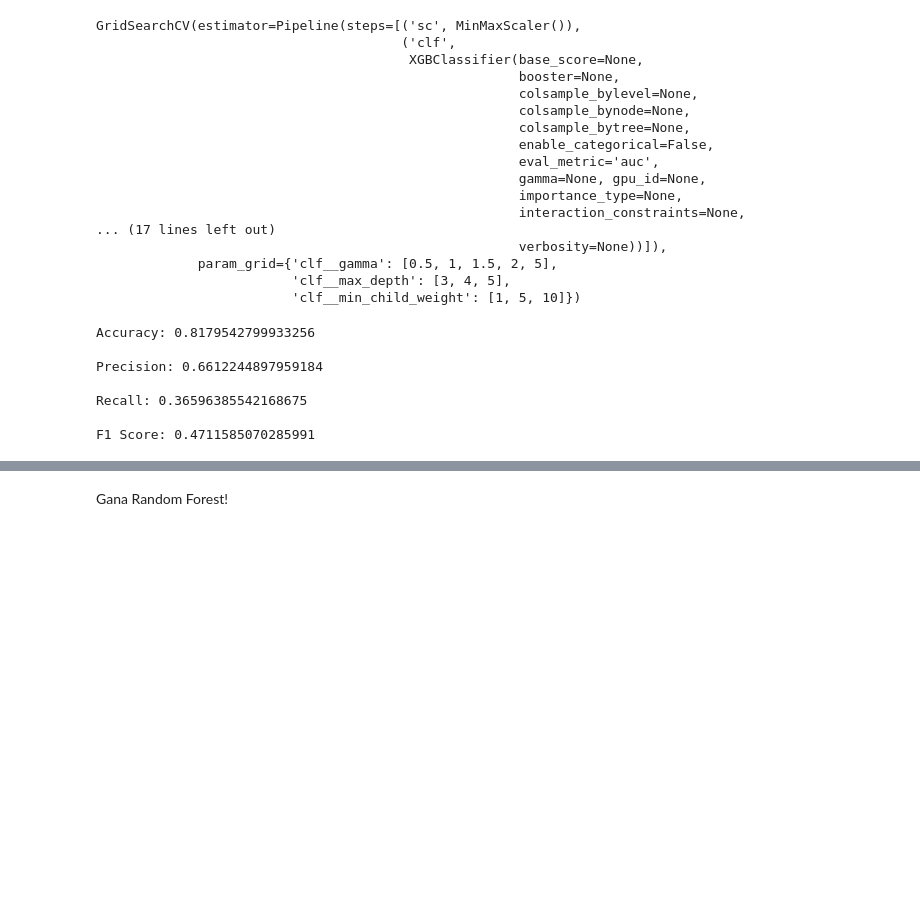
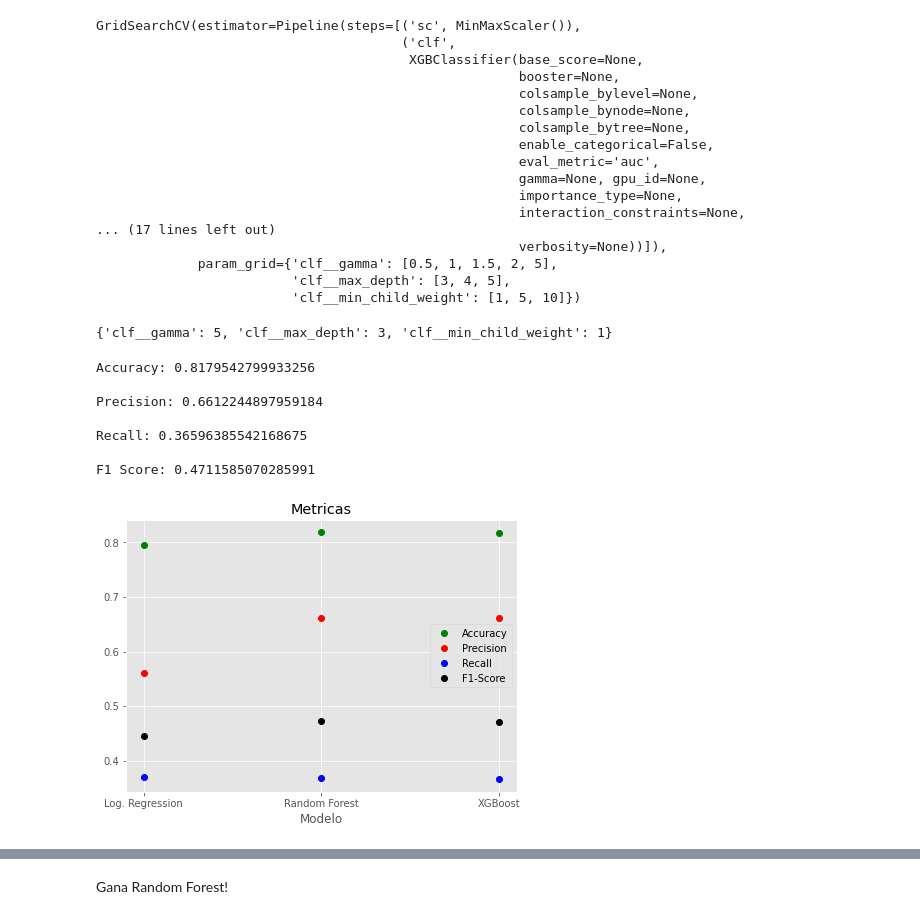
Before and after one commit to rudacaya/CDA_Proyecto, a Jupyter notebook: Entrega 2/Modelos.ipynb, the cells around one changed output, grey strips where cells are left out. Cells and saved outputs as stored; diff of their text form; code cells hidden in the pictures; blank space fills up the shorter version.

```diff
--- a/Entrega 2/Modelos.ipynb
+++ b/Entrega 2/Modelos.ipynb
@@ -396,7 +434,7 @@ F1 Score: 0.47388781431334615
 ### 5.3. Mejor XGBoost
 # %%
 pipeline_xgb = Pipeline([
-    ('sc', MinMaxScaler()),
+    ('sc', StandardScaler()),
     ('clf', XGBClassifier(eval_metric = 'auc'))
     ])
 
@@ -426,6 +464,10 @@ GridSearchCV(estimator=Pipeline(steps=[('sc', MinMaxScaler()),
              param_grid={'clf__gamma': [0.5, 1, 1.5, 2, 5],
                          'clf__max_depth': [3, 4, 5],
                          'clf__min_child_weight': [1, 5, 10]})
+# %%
+cv_xgb.best_params_
+# %% [output]
+{'clf__gamma': 5, 'clf__max_depth': 3, 'clf__min_child_weight': 1}
 # %%
 y_pred_final = pd.DataFrame(cv_xgb.predict(X_test))
 print(
@@ -446,3 +488,42 @@ Precision: 0.6612244897959184
 Recall: 0.36596385542168675
 
 F1 Score: 0.4711585070285991
+# %%
+accs = []
+prec = []
+recs = []
+f1s = []
+
+y_pred_final = pd.DataFrame(cv_lr.predict(X_test))
+accs.append(accuracy_score(y_test, y_pred_final))
+prec.append(precision_score(y_test, y_pred_final))
+recs.append(recall_score(y_test, y_pred_final))
+f1s.append(f1_score(y_test, y_pred_final))
+# %%
+y_pred_final = pd.DataFrame(cv_rf.predict(X_test))
+accs.append(accuracy_score(y_test, y_pred_final))
+prec.append(precision_score(y_test, y_pred_final))
+recs.append(recall_score(y_test, y_pred_final))
+f1s.append(f1_score(y_test, y_pred_final))
+# %%
+y_pred_final = pd.DataFrame(cv_xgb.predict(X_test))
+accs.append(accuracy_score(y_test, y_pred_final))
+prec.append(precision_score(y_test, y_pred_final))
+recs.append(recall_score(y_test, y_pred_final))
+f1s.append(f1_score(y_test, y_pred_final))
+# %%
+x_labels = ['Log. Regression', 'Random Forest', 'XGBoost']
+
+fig, ax = plt.subplots(figsize=(7,5))
+plt.plot(x_labels, accs, 'o', c = 'green')
+plt.plot(x_labels, prec, 'o', c = 'red')
+plt.plot(x_labels, recs, 'o', c = 'blue')
+plt.plot(x_labels, f1s, 'o', c = 'black')
+
+
+ax.legend(['Accuracy', 'Precision', 'Recall', 'F1-Score'])
+plt.xlabel('Modelo')
+plt.title('Metricas');
+plt.savefig('imgs/modelos.png')
+# %% [output]
+[figure, added]
```
Also changed, not shown: parts of 20 cells of this notebook.
